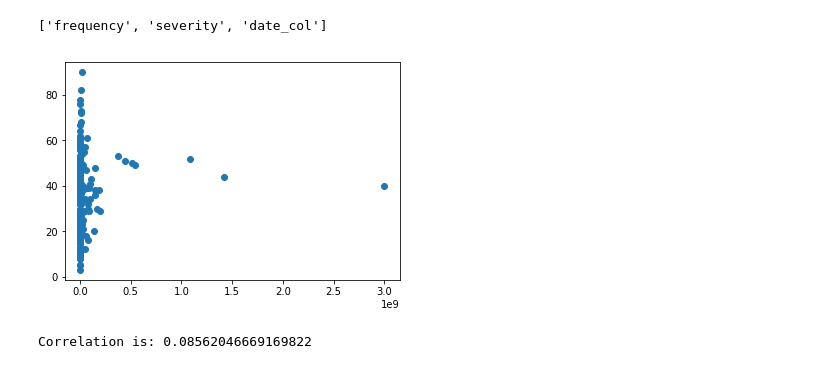
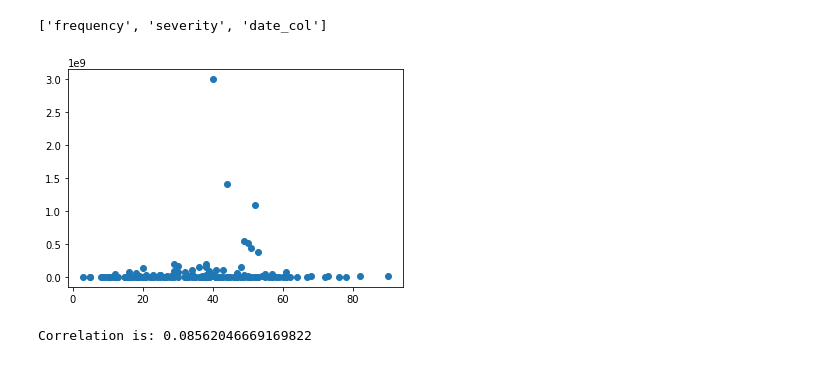
Before and after one commit to AlbertaSavage/time_series, a Jupyter notebook: SummerResearch.ipynb, the cells around one changed output. Cells and saved outputs as stored; diff of their text form; code cells hidden in the pictures.

Commit message:
Revert "scatter plot changed"
This reverts commit 1454c28edb7dcdecd140b9da77bb89391ffbd8da.

```diff
--- a/SummerResearch.ipynb
+++ b/SummerResearch.ipynb
@@ -49,10 +49,10 @@ df.columns.tolist()
 ['frequency', 'severity', 'date_col']
 # %%
 ## Scatter plot of Frequency and Severity
-plt.scatter(df.severity, df.frequency)
+plt.scatter(df.frequency, df.severity)
 plt.show()
 # %% [output]
-[figure, old version]
+[figure, new version]
 # %%
 ## Correlation between Frequency and Severity using %
 correlation = df['frequency'].corr(df.severity)
```
